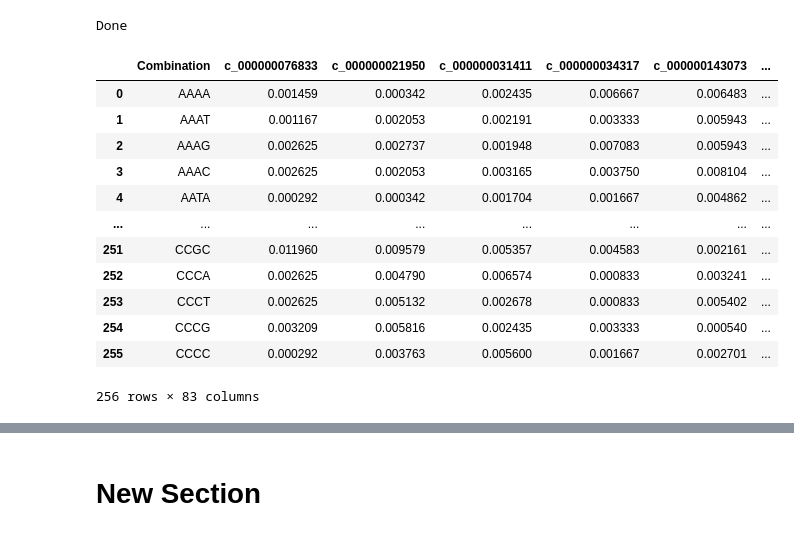
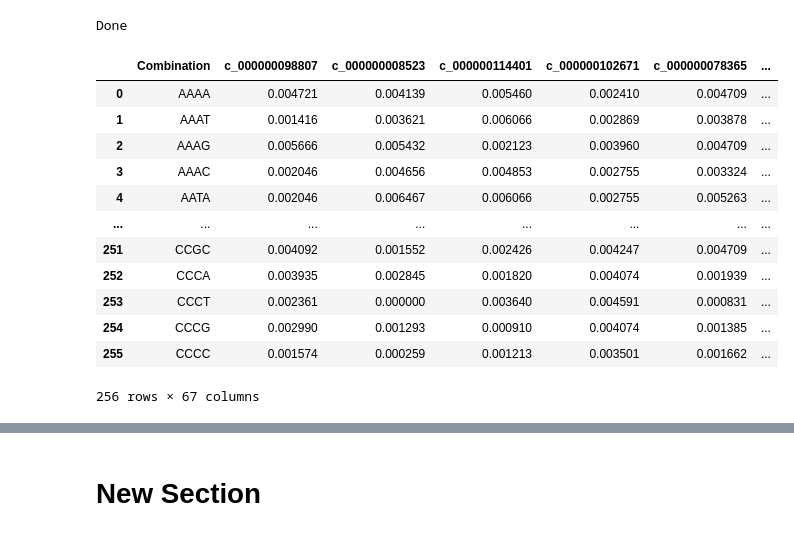
Before and after one commit to pyadav06/VirusHost, a Jupyter notebook: Tetranucleotide.ipynb, the cells around one changed output, grey strips where cells are left out. Saved outputs shown, nothing was run; the diff lists cells and outputs as text; code cells hidden in the pictures.

```diff
--- a/Tetranucleotide.ipynb
+++ b/Tetranucleotide.ipynb
@@ -28,7 +34,7 @@ import os
 from Bio import SeqIO
 import pandas as pd
 
-filepath='/content/Viral-contigs.fasta'
+filepath='/content/Teo-Viral-contigs.fasta'
 window_size = 4
 
 a=['A','T','G','C']
@@ -40,46 +46,46 @@ for i in range(0,4):
   for j in range(0,4):
       t=s+a[j]
       for k in range(0,4):
           u=t+a[k]
           for l in range(0,4):
               v=u+a[l]
               lst.append(v)
 
 df = pd.DataFrame (lst, columns = ['Combination'])
 
 for seq_record in SeqIO.parse(filepath, "fasta"):
 #   print(seq_record.id)
     x=seq_record.seq
     dict1={}
     c=0
     for i in range(len(x) - window_size + 1):
         a=str(x[i: i + window_size])
         c=c+1
         if a in dict1:
             dict1[a]+=1
         else:
             dict1[a]=1
 
     #   print(len(seq_record))
     for k,v in dict1.items():
       dict1[k]=v/c
     df[seq_record.id]=df['Combination'].apply(lambda x:  dict1[x] if x in dict1 else 0)
 virus=df
 virus
 # %% [output]
-|  | Combination | c_000000076833 | c_000000021950 | c_000000031411 | c_000000034317 | c_000000143073 | ... |
-| 0 | AAAA | 0.001459 | 0.000342 | 0.002435 | 0.006667 | 0.006483 | ... |
-| 1 | AAAT | 0.001167 | 0.002053 | 0.002191 | 0.003333 | 0.005943 | ... |
-| 2 | AAAG | 0.002625 | 0.002737 | 0.001948 | 0.007083 | 0.005943 | ... |
-| 3 | AAAC | 0.002625 | 0.002053 | 0.003165 | 0.003750 | 0.008104 | ... |
-| 4 | AATA | 0.000292 | 0.000342 | 0.001704 | 0.001667 | 0.004862 | ... |
+|  | Combination | c_000000098807 | c_000000008523 | c_000000114401 | c_000000102671 | c_000000078365 | ... |
+| 0 | AAAA | 0.004721 | 0.004139 | 0.005460 | 0.002410 | 0.004709 | ... |
+| 1 | AAAT | 0.001416 | 0.003621 | 0.006066 | 0.002869 | 0.003878 | ... |
+| 2 | AAAG | 0.005666 | 0.005432 | 0.002123 | 0.003960 | 0.004709 | ... |
+| 3 | AAAC | 0.002046 | 0.004656 | 0.004853 | 0.002755 | 0.003324 | ... |
+| 4 | AATA | 0.002046 | 0.006467 | 0.006066 | 0.002755 | 0.005263 | ... |
 | ... | ... | ... | ... | ... | ... | ... | ... |
-| 251 | CCGC | 0.011960 | 0.009579 | 0.005357 | 0.004583 | 0.002161 | ... |
-| 252 | CCCA | 0.002625 | 0.004790 | 0.006574 | 0.000833 | 0.003241 | ... |
-| 253 | CCCT | 0.002625 | 0.005132 | 0.002678 | 0.000833 | 0.005402 | ... |
-| 254 | CCCG | 0.003209 | 0.005816 | 0.002435 | 0.003333 | 0.000540 | ... |
-| 255 | CCCC | 0.000292 | 0.003763 | 0.005600 | 0.001667 | 0.002701 | ... |
+| 251 | CCGC | 0.004092 | 0.001552 | 0.002426 | 0.004247 | 0.004709 | ... |
+| 252 | CCCA | 0.003935 | 0.002845 | 0.001820 | 0.004074 | 0.001939 | ... |
+| 253 | CCCT | 0.002361 | 0.000000 | 0.003640 | 0.004591 | 0.000831 | ... |
+| 254 | CCCG | 0.002990 | 0.001293 | 0.000910 | 0.004074 | 0.001385 | ... |
+| 255 | CCCC | 0.001574 | 0.000259 | 0.001213 | 0.003501 | 0.001662 | ... |
-256 rows × 83 columns
+256 rows × 67 columns
 # %%
 import os
 from Bio import SeqIO
```
Also changed, not shown: parts of 7 cells of this notebook.
